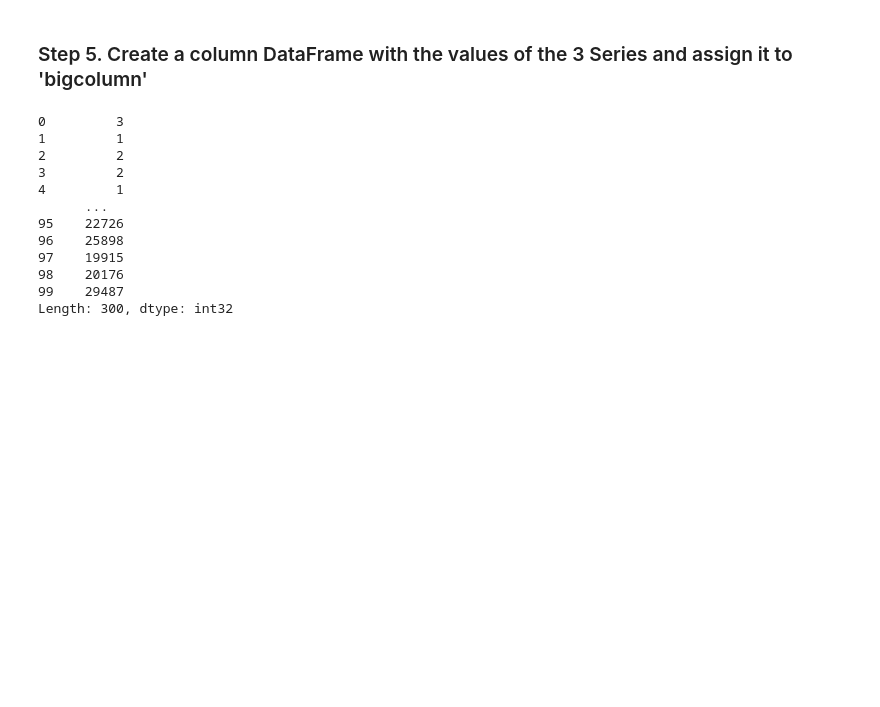
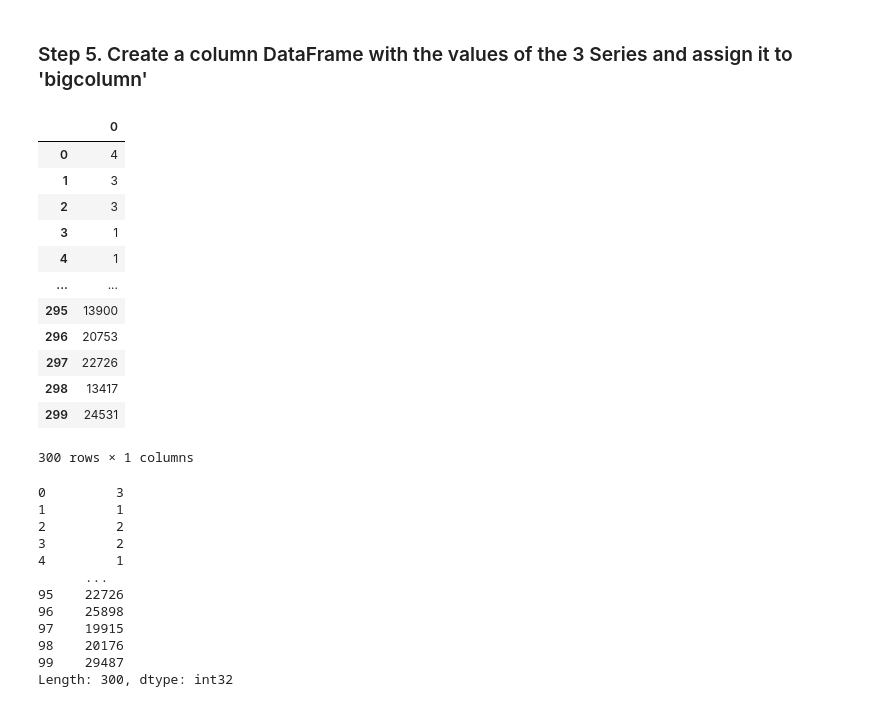
Before and after one commit to bgranda/0926_DS_Beatriz, a Jupyter notebook: 2-Analytics/2-Pandas/ejercicios/05_Merge/Housing Market/Housing Market.ipynb, the cells around one changed output. Drawn from its saved outputs; the diff is of its cells as text; code cells hidden in the pictures; blank space fills up the shorter version.

```diff
--- a/2-Analytics/2-Pandas/ejercicios/05_Merge/Housing Market/Housing Market.ipynb
+++ b/2-Analytics/2-Pandas/ejercicios/05_Merge/Housing Market/Housing Market.ipynb
@@ -193,6 +193,24 @@ df
 | 4 | 1 | 3 | 29995 |
 # %% [markdown]
 ### Step 5. Create a column DataFrame with the values of the 3 Series and assign it to 'bigcolumn'
+# %%
+col = pd.concat([s1, s2, s3], ignore_index=True)
+bigcolumn = pd.DataFrame(col)
+bigcolumn
+# %% [output]
+|  | 0 |
+| 0 | 4 |
+| 1 | 3 |
+| 2 | 3 |
+| 3 | 1 |
+| 4 | 1 |
+| ... | ... |
+| 295 | 13900 |
+| 296 | 20753 |
+| 297 | 22726 |
+| 298 | 13417 |
+| 299 | 24531 |
+300 rows × 1 columns
 # %%
 # %% [output]
 0         3
```
Also changed, not shown: parts of 8 cells of this notebook.
